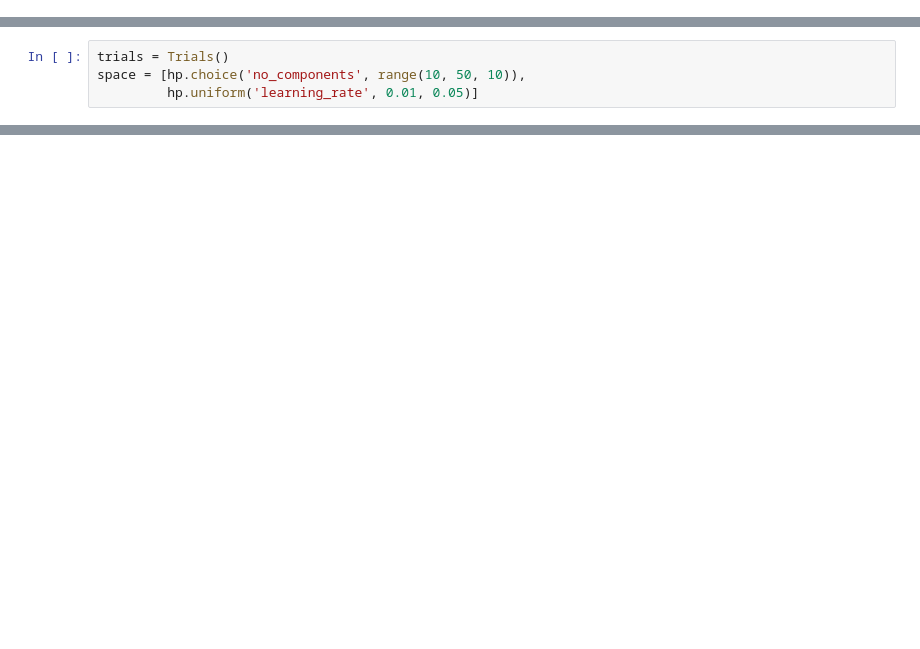
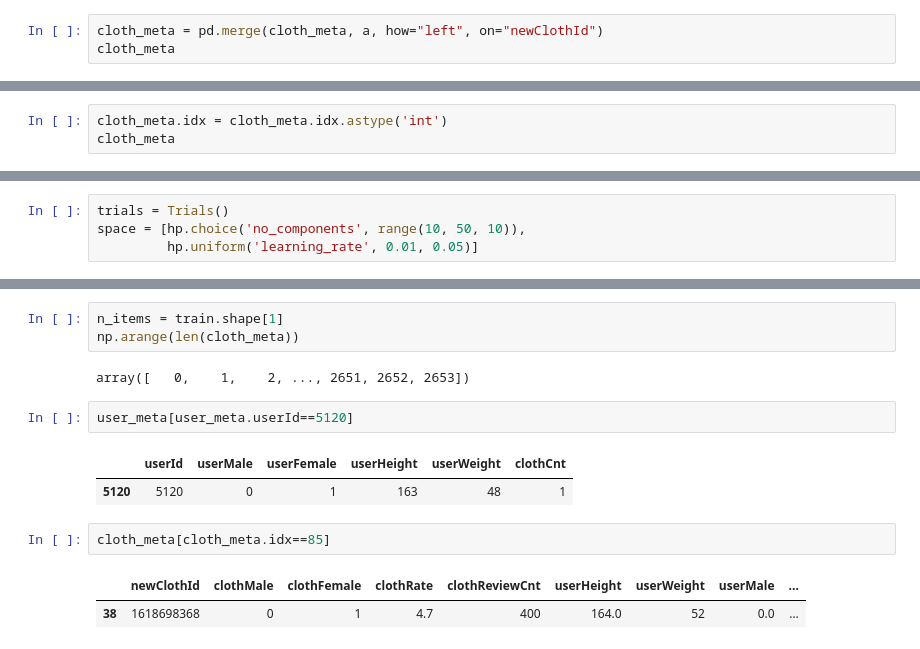
Before and after one commit to yoonjung1205/SSAFit, a Jupyter notebook: data/DataCrawling/정재호/LightFM Top Algorithm.ipynb, the cells around one changed output, grey strips where cells are left out. Saved outputs shown, nothing was run; the diff lists cells and outputs as text; blank space fills up the shorter version.

```diff
--- a/data/DataCrawling/정재호/LightFM Top Algorithm.ipynb
+++ b/data/DataCrawling/정재호/LightFM Top Algorithm.ipynb
@@ -107,3 +188,6 @@ cloth_meta
 | 8874 | 23400702653 | 0 | 1 | 4.7 | 14 | 161.0 | 57 | 0.0 | ... |
 | 8875 | 2340082 | 0 | 1 | 0.0 | 0 | 0.0 | 0 | 0.0 | ... |
 8876 rows × 9 columns
+# %%
+cloth_meta = pd.merge(cloth_meta, a, how="left", on="newClothId")
+cloth_meta
@@ -130,0 +232,3 @@ cloth_meta
+# %%
+cloth_meta.idx = cloth_meta.idx.astype('int')
+cloth_meta
@@ -310,0 +545,15 @@ model.fit(interactions=train,
+# %%
+n_items = train.shape[1]
+np.arange(len(cloth_meta))
+# %% [output]
+array([   0,    1,    2, ..., 2651, 2652, 2653])
+# %%
+user_meta[user_meta.userId==5120]
+# %% [output]
+|  | userId | userMale | userFemale | userHeight | userWeight | clothCnt |
+| 5120 | 5120 | 0 | 1 | 163 | 48 | 1 |
+# %%
+cloth_meta[cloth_meta.idx==85]
+# %% [output]
+|  | newClothId | clothMale | clothFemale | clothRate | clothReviewCnt | userHeight | userWeight | userMale | ... |
+| 38 | 1618698368 | 0 | 1 | 4.7 | 400 | 164.0 | 52 | 0.0 | ... |
```
Also changed, not shown: parts of 55 cells of this notebook, 4 other files.
